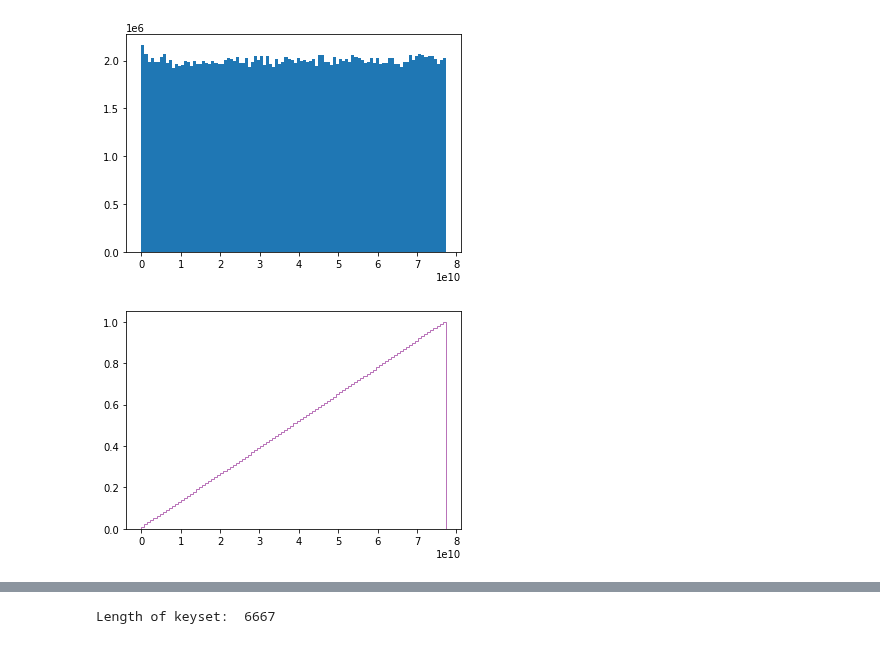
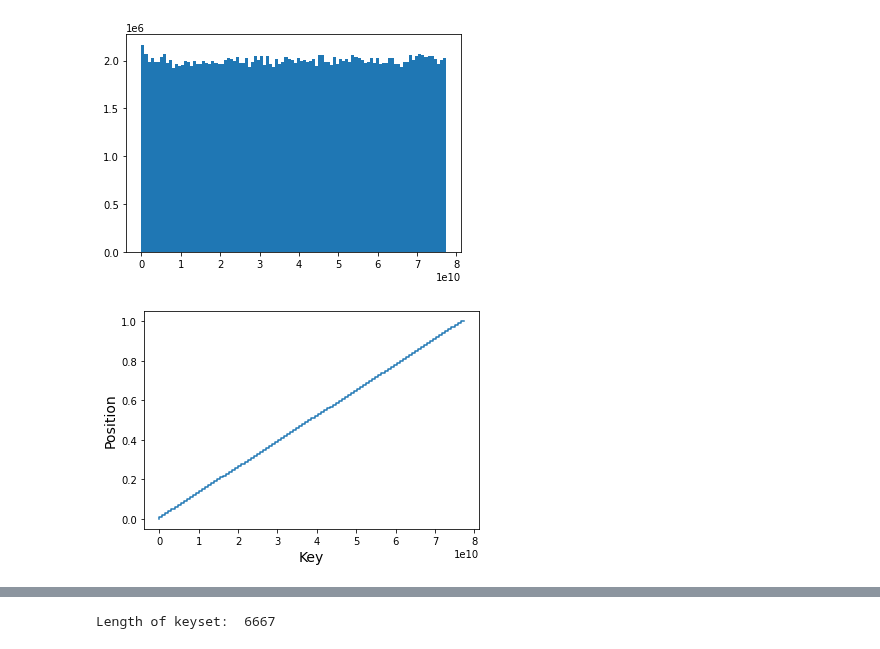
Before and after one commit to Bachfischer/adversarial-ml-for-learned-indexes, a Jupyter notebook: src/visualize_datasets.ipynb, the cells around one changed output, grey strips where cells are left out. Saved outputs shown, nothing was run; the diff lists cells and outputs as text; code cells hidden in the pictures.

```diff
--- a/src/visualize_datasets.ipynb
+++ b/src/visualize_datasets.ipynb
@@ -53,7 +53,7 @@ def plot_cdf(X):
 ### Option 2: Calculate CDF in numpy and plotm via Matplotlib
 # %%
 # Source: https://stackoverflow.com/questions/46040683/matplotlib-cdf-goes-back-to-zero
-def plot_my_cdf(X):
+def plot_cdf_with_numpy(X):
     h, edges = np.histogram(X, density=True, bins=100, )
     h = np.cumsum(h)/np.cumsum(h).max()
 
@@ -62,6 +62,8 @@ def plot_my_cdf(X):
     y[1:] = h.repeat(2)
 
     plt.plot(X,y)
+    plt.xlabel("Key", fontsize=14)
+    plt.ylabel("Position", fontsize=14)
     plt.show()
 # %%
 """
@@ -96,8 +99,8 @@ plot_distribution_of_keys(X[0:200000000-21])
 # %% [output]
 [figure]
 # %%
-plot_cdf(X[0:200000000-21])
+plot_cdf_with_numpy(X[0:200000000-21])
 # %% [output]
-[figure, old version]
+[figure, new version]
 # %%
 #calculate_mean_squared_error(X, y)
```
Also changed, not shown: parts of 5 cells of this notebook, 2 other files.
